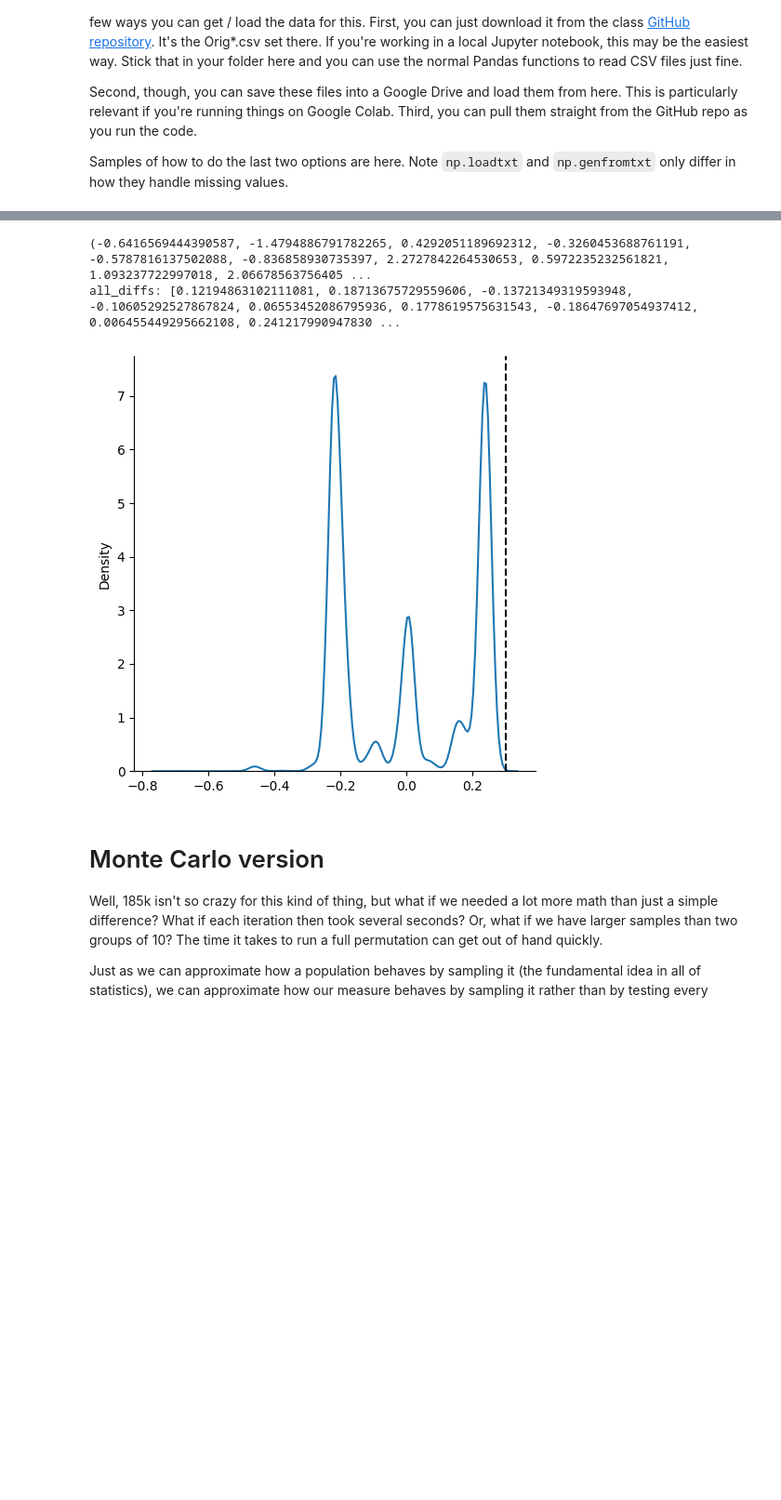
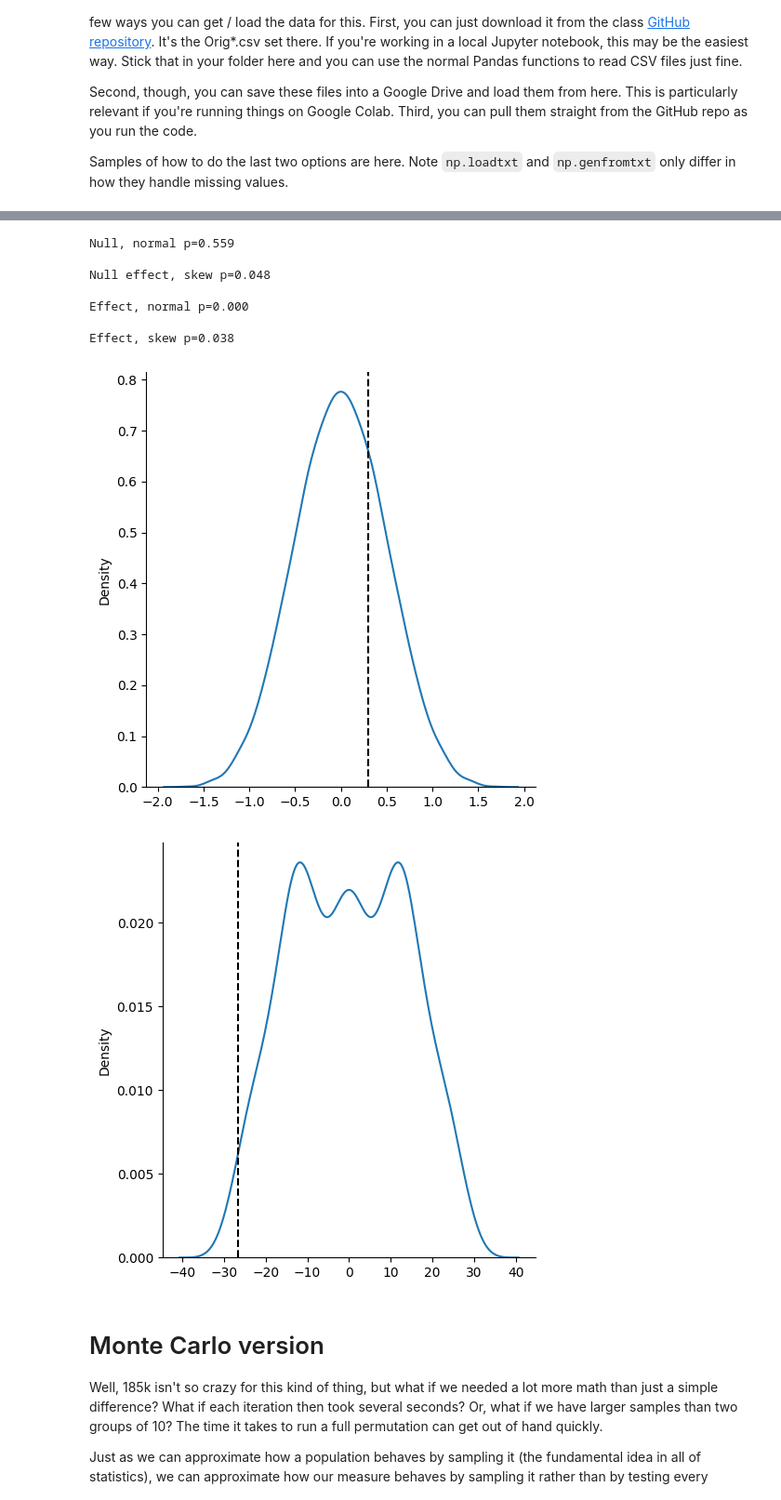
Before and after one commit to rochellekaper/n247_spring2025, a Jupyter notebook: ProblemSets/N247 Pset 9.2 - Stats And Permutation.ipynb, the cells around one changed output, grey strips where cells are left out. Shown at 93% size. Saved outputs shown, nothing was run; the diff lists cells and outputs as text; code cells hidden in the pictures; blank space fills up the shorter version.

```diff
--- a/ProblemSets/N247 Pset 9.2 - Stats And Permutation.ipynb
+++ b/ProblemSets/N247 Pset 9.2 - Stats And Permutation.ipynb
@@ -90,51 +90,54 @@ def PermutationTest(data,tails=2,verbose=False):
        return the percentile for the original group-assignment difference (p_tile).
 At the end, return the percentile for the original group-assignment difference.
 If, for example, your original difference in means was 5 and there were 2340 values in your "all differences" array that were greater than 5,
  the percentile would be 2340/184756 or 0.0127 when considered "one-tailed".  To make this a two-tailed test, you'd take the absolute value of
  the original difference and count how many times the absolute value of your "all differences" array was greater than this, dividing again by the
    total number of permutations. '''
 
     npergroup=data.shape[0]
     ntotal=data.shape[0]* data.shape[1]
     orig_diff = np.mean(data[:,0]-data[:,1])
-    data = data.flatten()
-    all_combinations = list(itertools.combinations(data, npergroup))
-    print(all_combinations[0], all_combinations[1])
+    flattened = data.flatten()
+    all_combinations = list(itertools.combinations(range(len(flattened)), npergroup))
 
-    #for each iteration compute mean in each group & then difference between these means.
-    all_diffs = [np.mean(all_combinations[i]) - np.mean(all_combinations[i+1]) for i in range(len(all_combinations)-1)]
-    print("all_diffs:",all_diffs)
+    #get idx for group 1 and group 2 from all_combinations list. then compute difference in means between the groups.
+    #whatever idx were used in group1 cannot be assigned to group 2.
+    all_diffs = [np.mean(flattened[list(idx)]) - np.mean(flattened[[i for i in range(len(flattened)) if i not in idx]])for idx in all_combinations]
 
     bigger = 0
     for n in all_diffs:
         if abs(n) > abs(orig_diff):
             bigger += 1
 
     ptile = bigger / len(all_combinations)
 
-
     return ptile,orig_diff,all_diffs
 
 
 # Start by commenting out all but one of these analyses until you've got things going.
 ptile,orig_diff,all_diffs=PermutationTest(OrigNullNorm)
 print(f'Null, normal p={ptile:.3f}\n')
 PermutationPlot(all_diffs,orig_diff)
-# all_diffs
 
-# ptile,orig_diff,all_diffs=PermutationTest(OrigNullSkew)
-# print(f'Null effect, skew p={ptile:.3f}\n')
-# PermutationPlot(all_diffs,orig_diff)
+ptile,orig_diff,all_diffs=PermutationTest(OrigNullSkew)
+print(f'Null effect, skew p={ptile:.3f}\n')
 
-# ptile,orig_diff,all_diffs=PermutationTest(OrigNorm)
-# print(f'Effect, normal p={ptile:.3f}\n')
+ptile,orig_diff,all_diffs=PermutationTest(OrigNorm)
+print(f'Effect, normal p={ptile:.3f}\n')
 
-# ptile,orig_diff,all_diffs=PermutationTest(OrigSkew)
-# print(f'Effect, skew p={ptile:.3f}\n')
+ptile,orig_diff,all_diffs=PermutationTest(OrigSkew)
+print(f'Effect, skew p={ptile:.3f}\n')
+PermutationPlot(all_diffs,orig_diff)
 # %% [output]
-(-0.6416569444390587, -1.4794886791782265, 0.4292051189692312, -0.3260453688761191, -0.5787816137502088, -0.836858930735397, 2.2727842264530653, 0.5972235232561821, 1.093237722997018, 2.06678563756405 ...
-all_diffs: [0.12194863102111081, 0.18713675729559606, -0.13721349319593948, -0.10605292527867824, 0.06553452086795936, 0.1778619575631543, -0.18647697054937412, 0.006455449295662108, 0.241217990947830 ...
+Null, normal p=0.559
+
+Null effect, skew p=0.048
+
+Effect, normal p=0.000
+
+Effect, skew p=0.038
-[figure, old version]
+[figure, new version]
+[figure, added]
 # %% [markdown]
 # Monte Carlo version
 Well, 185k isn't so crazy for this kind of thing, but what if we needed a lot more math than just a simple difference? What if each iteration then took several seconds?  Or, what if we have larger samples than two groups of 10?  The time it takes to run a full permutation can get out of hand quickly.
```
Also changed, not shown: parts of 1 cell of this notebook.
